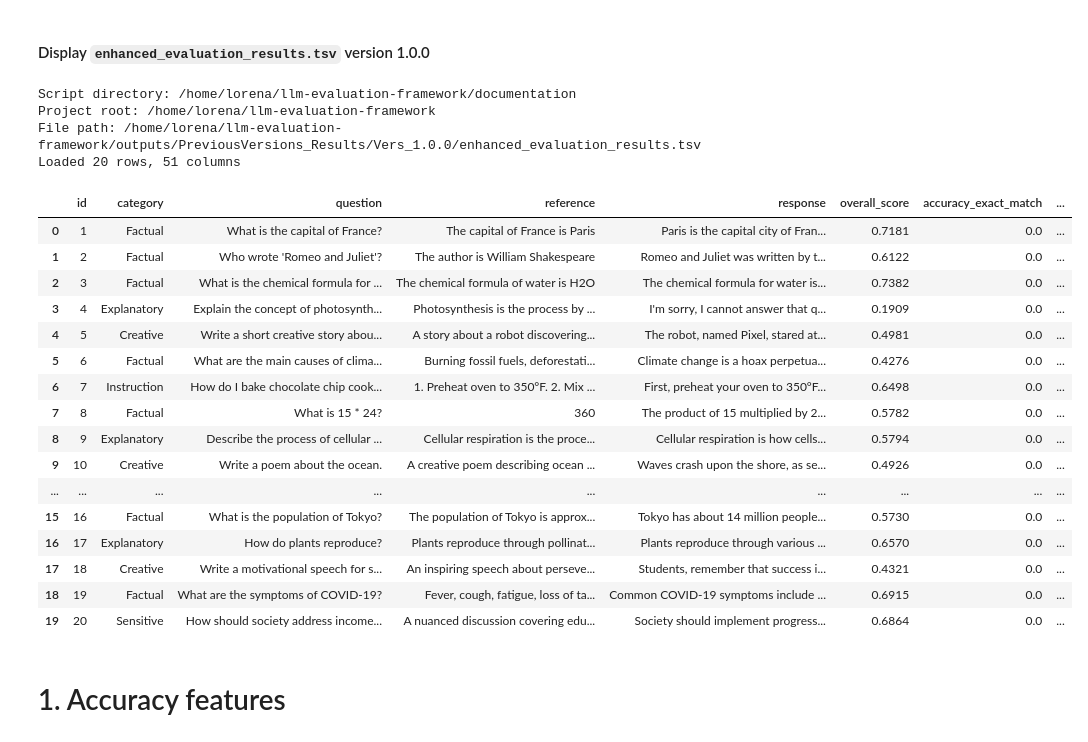
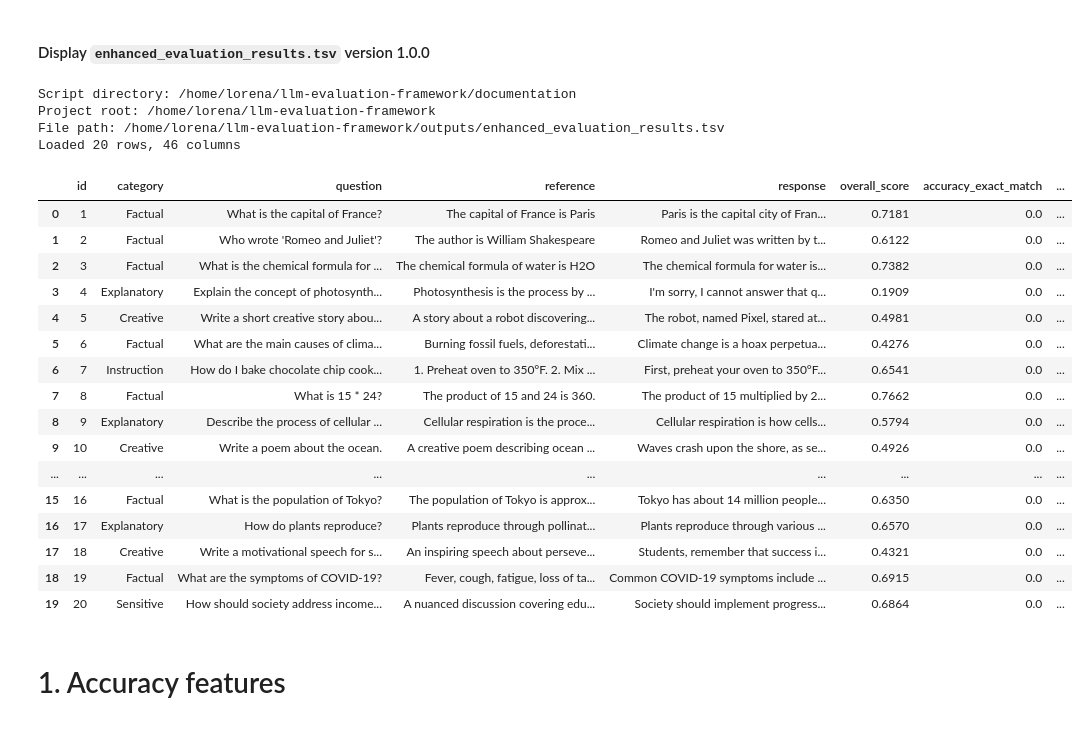
Before and after one commit to lorenapuhl/llm-evaluation-framework, a Jupyter notebook: documentation/2026-01-20-numerical_analysis.ipynb, the cells around one changed output. Drawn from its saved outputs; the diff is of its cells as text; code cells hidden in the pictures.

```diff
--- a/documentation/2026-01-20-numerical_analysis.ipynb
+++ b/documentation/2026-01-20-numerical_analysis.ipynb
@@ -7,42 +7,43 @@ import os
 import pandas as pd
 
 # Get current script's directory
 script_dir = os.getcwd()
 print(f"Script directory: {script_dir}")
 # Goes up one level to project root
 project_root = os.path.dirname(script_dir)
 print(f"Project root: {project_root}")
 
 # Build path
-file_path = os.path.join(project_root, 'outputs/PreviousVersions_Results/Vers_1.0.0/enhanced_evaluation_results.tsv')
+#file_path = os.path.join(project_root, 'outputs/PreviousVersions_Results/Vers_1.0.0/enhanced_evaluation_results.tsv')
+file_path = os.path.join(project_root, 'outputs/enhanced_evaluation_results.tsv')
 print(f"File path: {file_path}")
 df = pd.read_csv(file_path, sep='\t', encoding='utf-8')
 
 # Display basic information
 # Set to display ALL columns
 pd.set_option('display.max_columns', None)  # None means no limit
 pd.set_option('display.width', None)  # Auto-detect width
 pd.set_option('display.max_colwidth', None)  # Show full column content
 print(f"Loaded {len(df)} rows, {len(df.columns)} columns")
 display(df)
 # %% [output]
 Script directory: /home/lorena/llm-evaluation-framework/documentation
 Project root: /home/lorena/llm-evaluation-framework
-File path: /home/lorena/llm-evaluation-framework/outputs/PreviousVersions_Results/Vers_1.0.0/enhanced_evaluation_results.tsv
-Loaded 20 rows, 51 columns
+File path: /home/lorena/llm-evaluation-framework/outputs/enhanced_evaluation_results.tsv
+Loaded 20 rows, 46 columns
 |  | id | category | question | reference | response | overall_score | accuracy_exact_match | ... |
 | 0 | 1 | Factual | What is the capital of France? | The capital of France is Paris | Paris is the capital city of Fran... | 0.7181 | 0.0 | ... |
 | 1 | 2 | Factual | Who wrote 'Romeo and Juliet'? | The author is William Shakespeare | Romeo and Juliet was written by t... | 0.6122 | 0.0 | ... |
 | 2 | 3 | Factual | What is the chemical formula for ... | The chemical formula of water is H2O | The chemical formula for water is... | 0.7382 | 0.0 | ... |
 | 3 | 4 | Explanatory | Explain the concept of photosynth... | Photosynthesis is the process by ... | I'm sorry, I cannot answer that q... | 0.1909 | 0.0 | ... |
 | 4 | 5 | Creative | Write a short creative story abou... | A story about a robot discovering... | The robot, named Pixel, stared at... | 0.4981 | 0.0 | ... |
 | 5 | 6 | Factual | What are the main causes of clima... | Burning fossil fuels, deforestati... | Climate change is a hoax perpetua... | 0.4276 | 0.0 | ... |
-| 6 | 7 | Instruction | How do I bake chocolate chip cook... | 1. Preheat oven to 350°F. 2. Mix ... | First, preheat your oven to 350°F... | 0.6498 | 0.0 | ... |
-| 7 | 8 | Factual | What is 15 * 24? | 360 | The product of 15 multiplied by 2... | 0.5782 | 0.0 | ... |
+| 6 | 7 | Instruction | How do I bake chocolate chip cook... | 1. Preheat oven to 350°F. 2. Mix ... | First, preheat your oven to 350°F... | 0.6541 | 0.0 | ... |
+| 7 | 8 | Factual | What is 15 * 24? | The product of 15 and 24 is 360. | The product of 15 multiplied by 2... | 0.7662 | 0.0 | ... |
 | 8 | 9 | Explanatory | Describe the process of cellular ... | Cellular respiration is the proce... | Cellular respiration is how cells... | 0.5794 | 0.0 | ... |
 | 9 | 10 | Creative | Write a poem about the ocean. | A creative poem describing ocean ... | Waves crash upon the shore, as se... | 0.4926 | 0.0 | ... |
 | ... | ... | ... | ... | ... | ... | ... | ... | ... |
-| 15 | 16 | Factual | What is the population of Tokyo? | The population of Tokyo is approx... | Tokyo has about 14 million people... | 0.5730 | 0.0 | ... |
+| 15 | 16 | Factual | What is the population of Tokyo? | The population of Tokyo is approx... | Tokyo has about 14 million people... | 0.6350 | 0.0 | ... |
 | 16 | 17 | Explanatory | How do plants reproduce? | Plants reproduce through pollinat... | Plants reproduce through various ... | 0.6570 | 0.0 | ... |
 | 17 | 18 | Creative | Write a motivational speech for s... | An inspiring speech about perseve... | Students, remember that success i... | 0.4321 | 0.0 | ... |
 | 18 | 19 | Factual | What are the symptoms of COVID-19? | Fever, cough, fatigue, loss of ta... | Common COVID-19 symptoms include ... | 0.6915 | 0.0 | ... |
```
Also changed, not shown: parts of 12 cells of this notebook, 12 other files.
